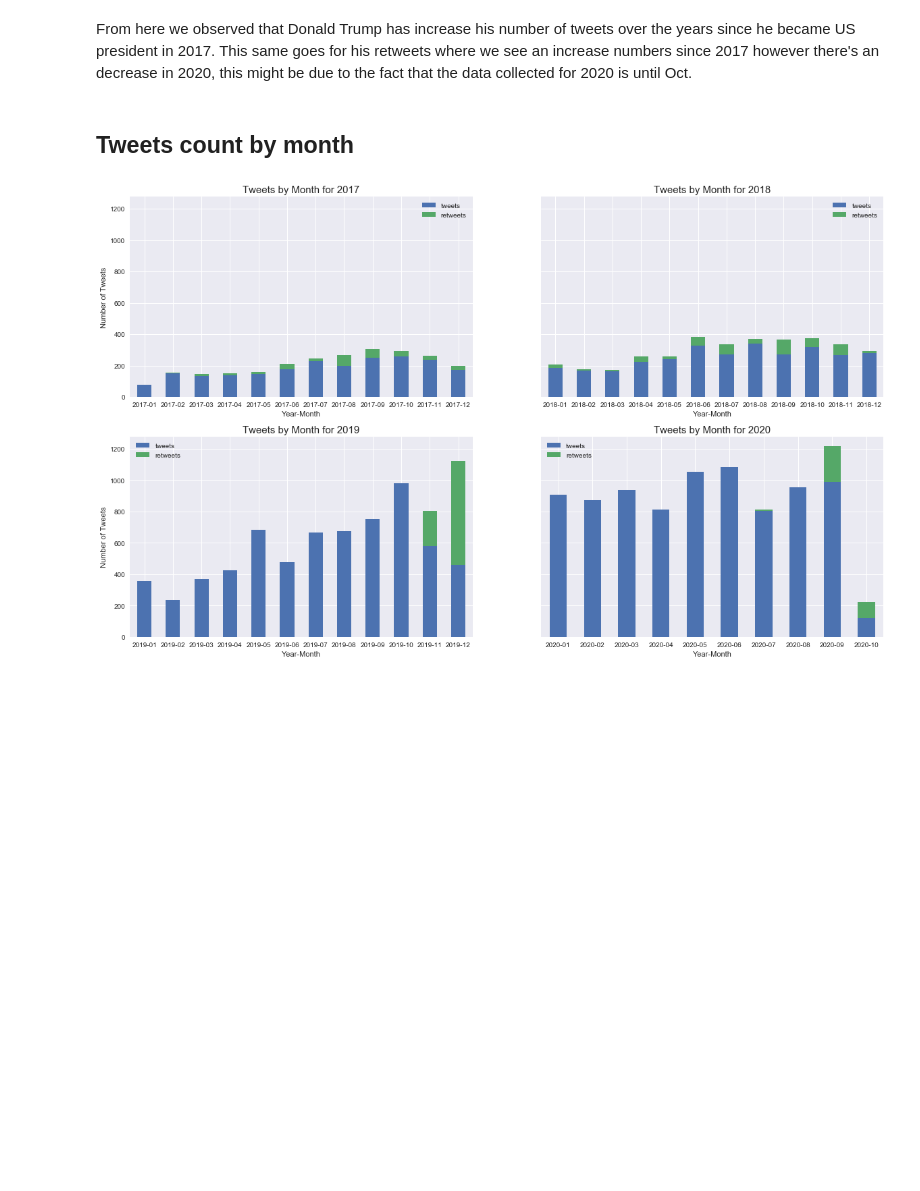
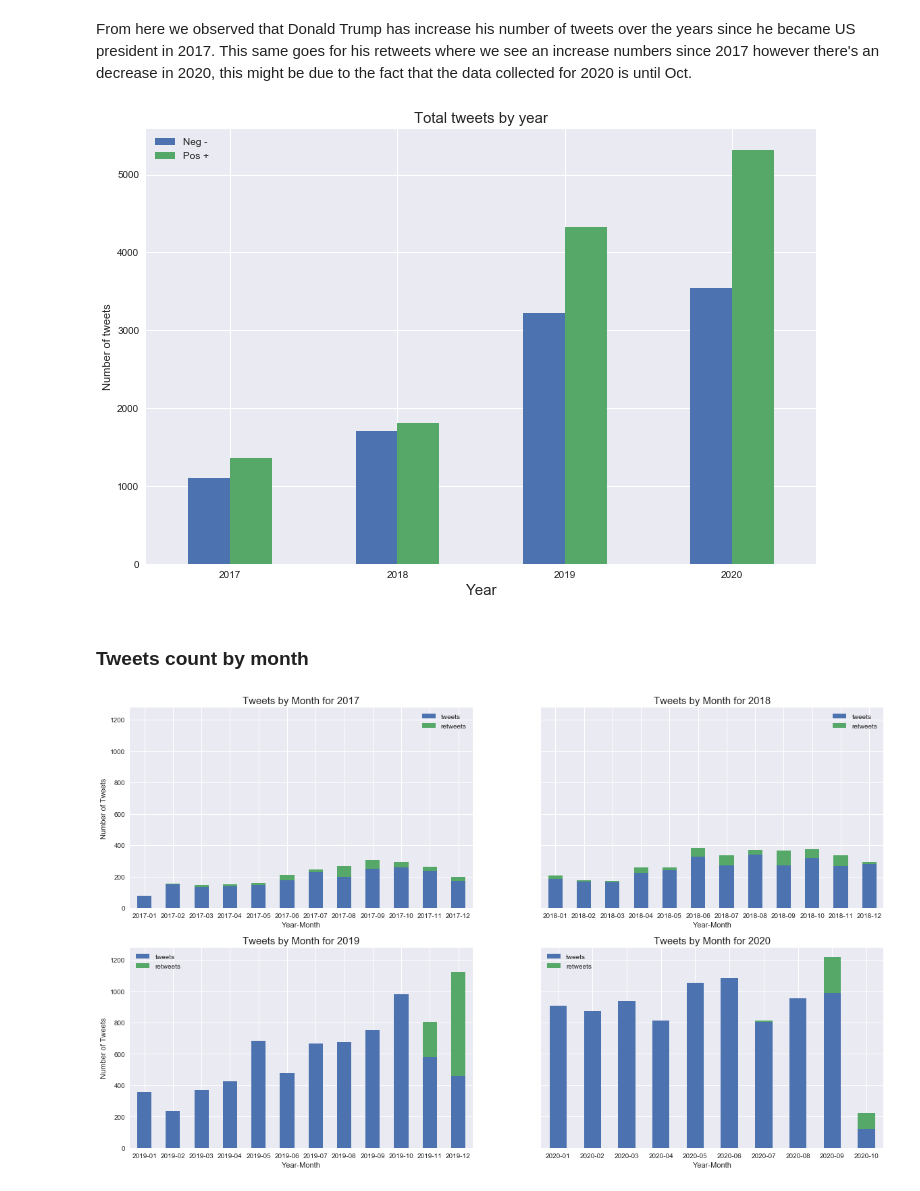
Before and after one commit to jeremytanwm/Trump_tweets_analysis, a Jupyter notebook: trump_tweet_analysis/codes/01_data_cleaning_EDA.ipynb, the cells around one changed output. Cells and saved outputs as stored; diff of their text form; code cells hidden in the pictures; blank space fills up the shorter version.

```diff
--- a/trump_tweet_analysis/codes/01_data_cleaning_EDA.ipynb
+++ b/trump_tweet_analysis/codes/01_data_cleaning_EDA.ipynb
@@ -192,7 +453,18 @@ ax.legend(labels=["tweets", "retweets"])
 # %% [markdown]
 From here we observed that Donald Trump has increase his number of tweets over the years since he became US president in 2017. This same goes for his retweets where we see an increase numbers since 2017 however there's an decrease in 2020, this might be due to the fact that the data collected for 2020 is until Oct.
+# %%
+fig, ax = plt.subplots(figsize=(12,8))
+total_tweets = tweets[['text','year', 'target']].groupby(['year', 'target']).count().unstack()
+total_tweets.plot(kind="bar", ax=ax)
+ax.set_title("Total tweets by year", fontsize=15)
+ax.set_xlabel("Year", fontsize=15)
+ax.set_xticklabels(total_tweets.index, rotation=0)
+ax.set_ylabel("Number of tweets")
+ax.legend(labels=["Neg -", "Pos +"]);
+# %% [output]
+[figure, added]
 # %% [markdown]
-## Tweets count by month
+### Tweets count by month
 # %%
 fig, ax = plt.subplots(figsize=(20,12), nrows=2, ncols=2, sharey="all")
 ax = ax.ravel()
```
Also changed, not shown: parts of 103 cells of this notebook, 16 other files.
